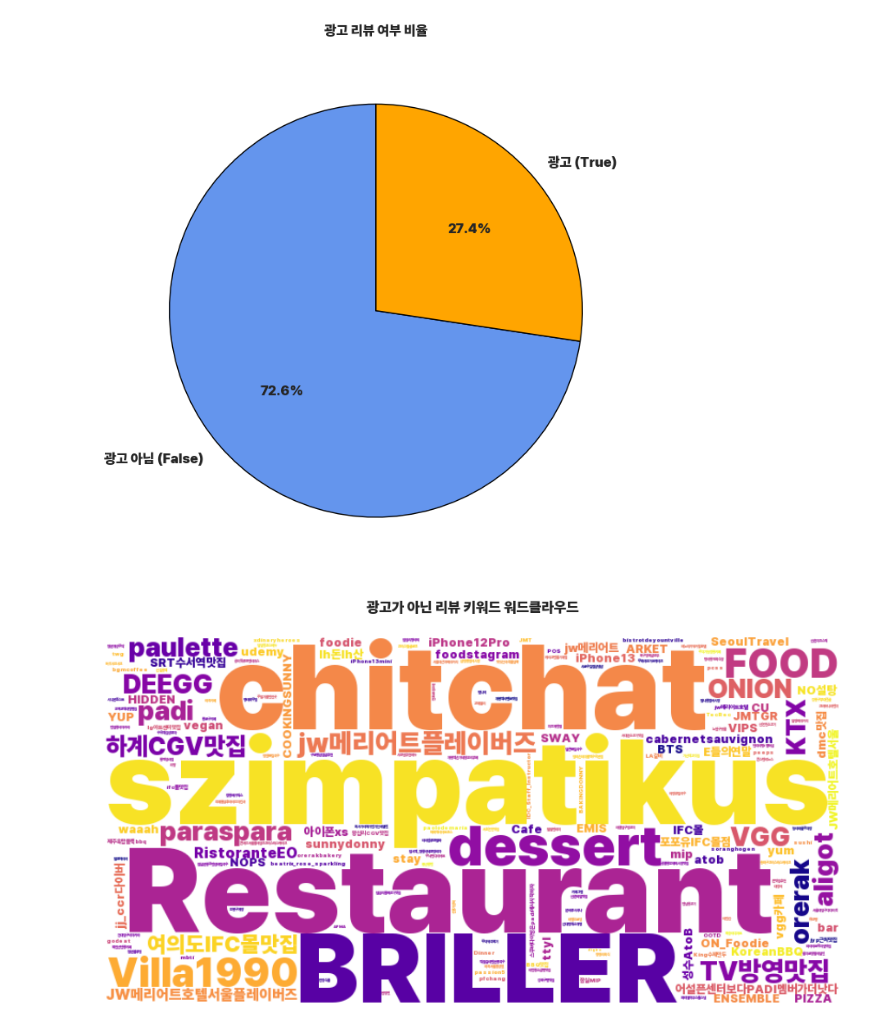
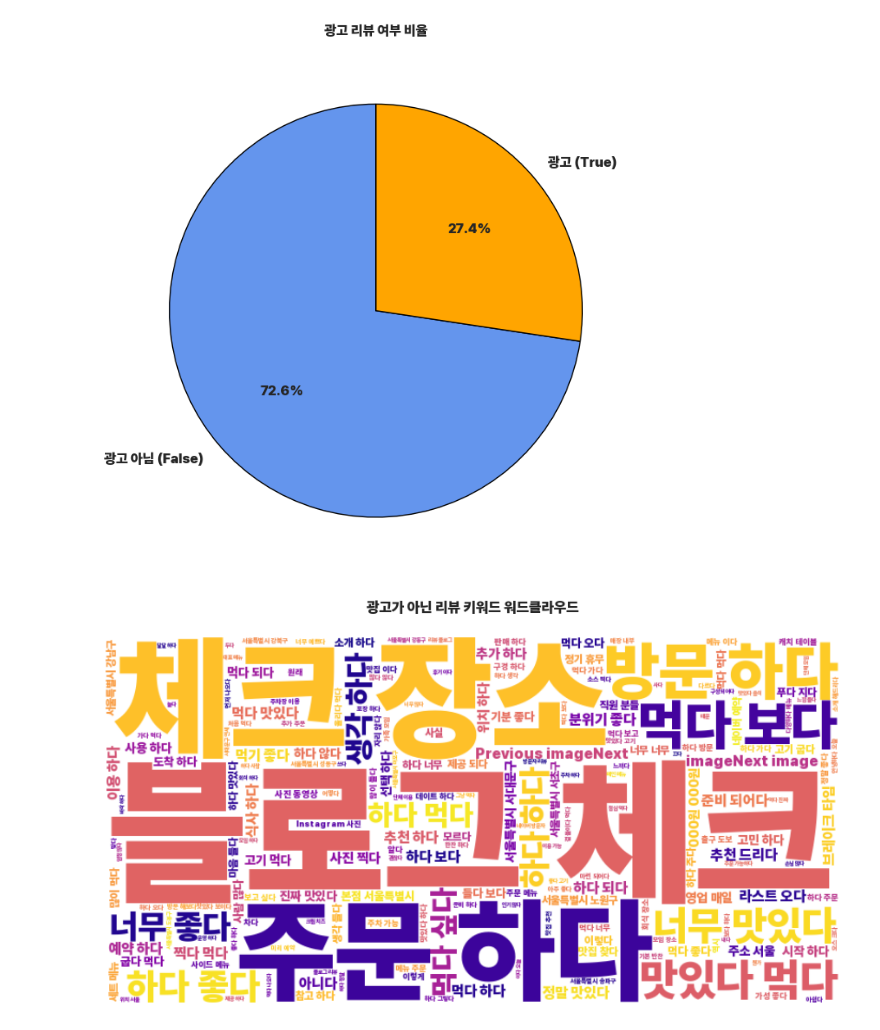
Before and after one commit to Jieun-Song/Hadoop-Classification, a Jupyter notebook: Processing/analysis.ipynb, the cells around one changed output. Cells and saved outputs as stored; diff of their text form; code cells hidden in the pictures.

Commit message:
refactor: not-ad-review word cloud add

```diff
--- a/Processing/analysis.ipynb
+++ b/Processing/analysis.ipynb
@@ -204,30 +204,27 @@ plt.show()
 [figure]
 # %%
 # 광고가 아닌 리뷰 키워드 워드클라우드
-filtered_keywords_false = data[data['is_ad_review'] == False]['hash_tag'].dropna()
-
-unique_keywords_false = set()
-for keywords in filtered_keywords_false:
-    unique_keywords_false.update(keywords.split())  # 공백으로 키워드 분리
-
-all_keywords_false = " ".join(unique_keywords_false)
+filtered_data = data[data['is_ad_review'] == False]
+hash_tags = filtered_data['hash_tag'].dropna()
+content_pos = filtered_data['content_pos'].dropna()
+all_keywords = " ".join(hash_tags) + " " + " ".join(content_pos)
 
 wordcloud_false = WordCloud(
     font_path=font_path,  # 한글 폰트 경로
     width=800,
     height=400,
     background_color='white',
     colormap='plasma'
-).generate(all_keywords_false)
+).generate(all_keywords)
 
 plt.figure(figsize=(10, 5))
 plt.imshow(wordcloud_false, interpolation='bilinear')
 plt.axis('off')
 plt.title("광고가 아닌 리뷰 키워드 워드클라우드", fontsize=18, fontweight='bold', fontproperties=font_prop, pad=20)
 plt.tight_layout()
 plt.show()
 # %% [output]
-[figure, old version]
+[figure, new version]
 # %%
 from wordcloud import WordCloud
 import matplotlib.pyplot as plt
```
Also changed, not shown: parts of 3 cells of this notebook.
